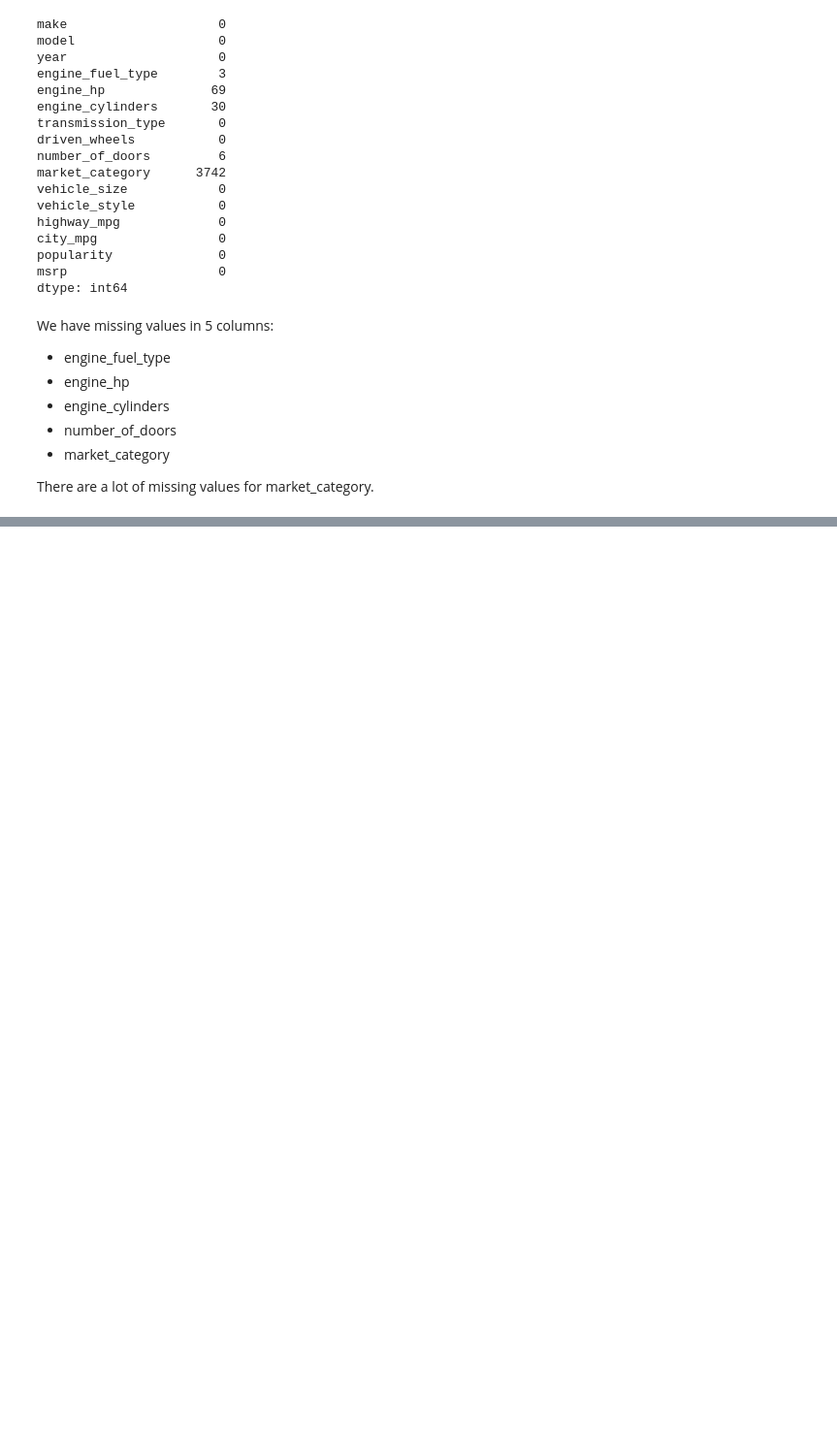
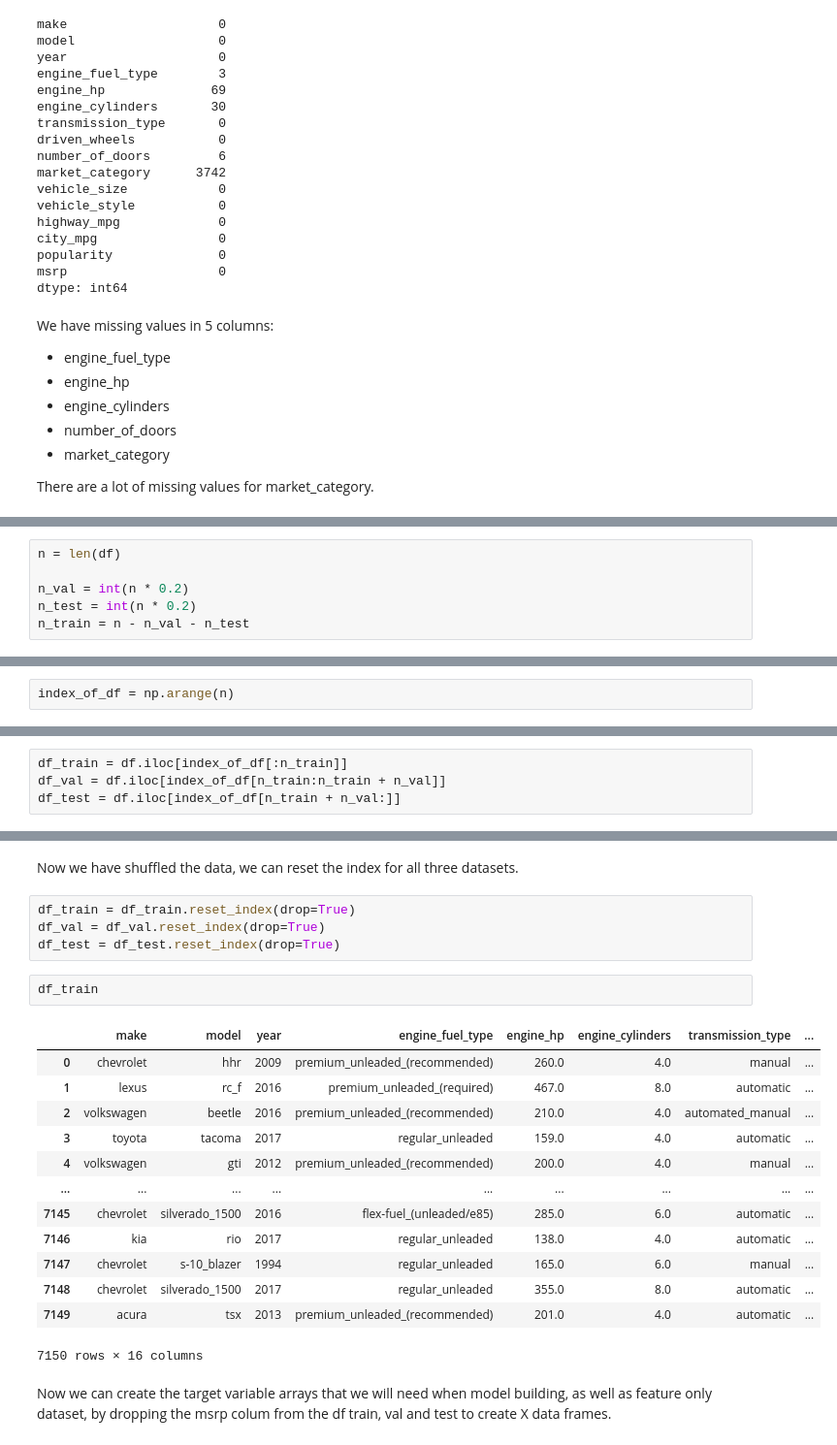
Before and after one commit to ShaniceWilliams/ml-zoomcamp, a Jupyter notebook: 02_regression/car_price_pred.ipynb, the cells around one changed output, grey strips where cells are left out. Shown: that part at 97% size. Drawn from its saved outputs; the diff is of its cells as text; blank space fills up the shorter version.

Commit message:
Completed train val test split.

```diff
--- a/02_regression/car_price_pred.ipynb
+++ b/02_regression/car_price_pred.ipynb
@@ -254,0 +271,6 @@ There are a lot of missing values for market_category.
+# %%
+n = len(df)
+
+n_val = int(n * 0.2)
+n_test = int(n * 0.2)
+n_train = n - n_val - n_test
@@ -254,0 +324,2 @@ There are a lot of missing values for market_category.
+# %%
+index_of_df = np.arange(n)
@@ -254,0 +333,4 @@ There are a lot of missing values for market_category.
+# %%
+df_train = df.iloc[index_of_df[:n_train]]
+df_val = df.iloc[index_of_df[n_train:n_train + n_val]]
+df_test = df.iloc[index_of_df[n_train + n_val:]]
@@ -254,0 +354,24 @@ There are a lot of missing values for market_category.
+# %% [markdown]
+Now we have shuffled the data, we can reset the index for all three datasets.
+# %%
+df_train = df_train.reset_index(drop=True)
+df_val = df_val.reset_index(drop=True)
+df_test = df_test.reset_index(drop=True)
+# %%
+df_train
+# %% [output]
+|  | make | model | year | engine_fuel_type | engine_hp | engine_cylinders | transmission_type | ... |
+| 0 | chevrolet | hhr | 2009 | premium_unleaded_(recommended) | 260.0 | 4.0 | manual | ... |
+| 1 | lexus | rc_f | 2016 | premium_unleaded_(required) | 467.0 | 8.0 | automatic | ... |
+| 2 | volkswagen | beetle | 2016 | premium_unleaded_(recommended) | 210.0 | 4.0 | automated_manual | ... |
+| 3 | toyota | tacoma | 2017 | regular_unleaded | 159.0 | 4.0 | automatic | ... |
+| 4 | volkswagen | gti | 2012 | premium_unleaded_(recommended) | 200.0 | 4.0 | manual | ... |
+| ... | ... | ... | ... | ... | ... | ... | ... | ... |
+| 7145 | chevrolet | silverado_1500 | 2016 | flex-fuel_(unleaded/e85) | 285.0 | 6.0 | automatic | ... |
+| 7146 | kia | rio | 2017 | regular_unleaded | 138.0 | 4.0 | automatic | ... |
+| 7147 | chevrolet | s-10_blazer | 1994 | regular_unleaded | 165.0 | 6.0 | manual | ... |
+| 7148 | chevrolet | silverado_1500 | 2017 | regular_unleaded | 355.0 | 8.0 | automatic | ... |
+| 7149 | acura | tsx | 2013 | premium_unleaded_(recommended) | 201.0 | 4.0 | automatic | ... |
+7150 rows × 16 columns
+# %% [markdown]
+Now we can create the target variable arrays that we will need when model building, as well as feature only dataset, by dropping the msrp colum from the df train, val and test to create X data frames.
```
Also changed, not shown: parts of 32 cells of this notebook.
